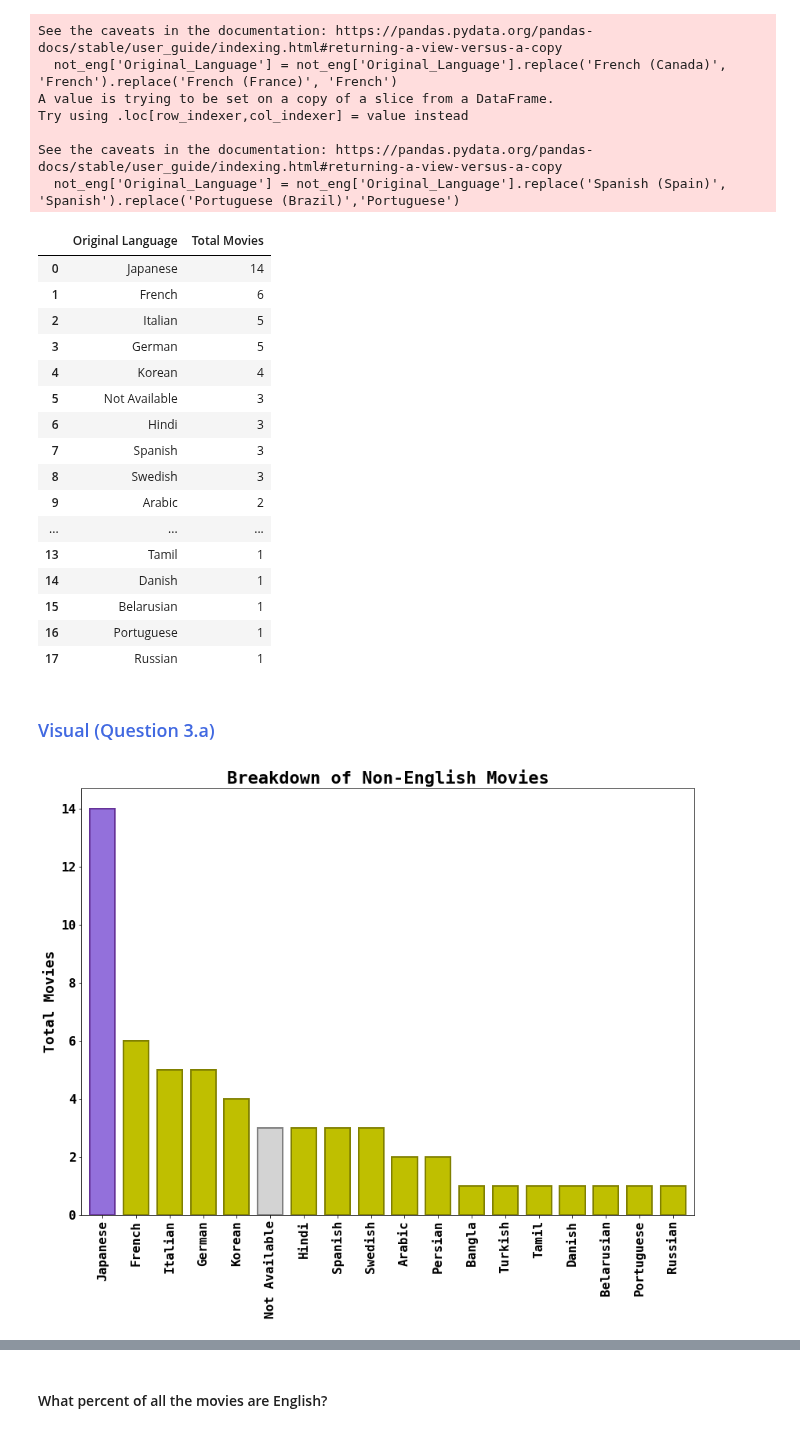
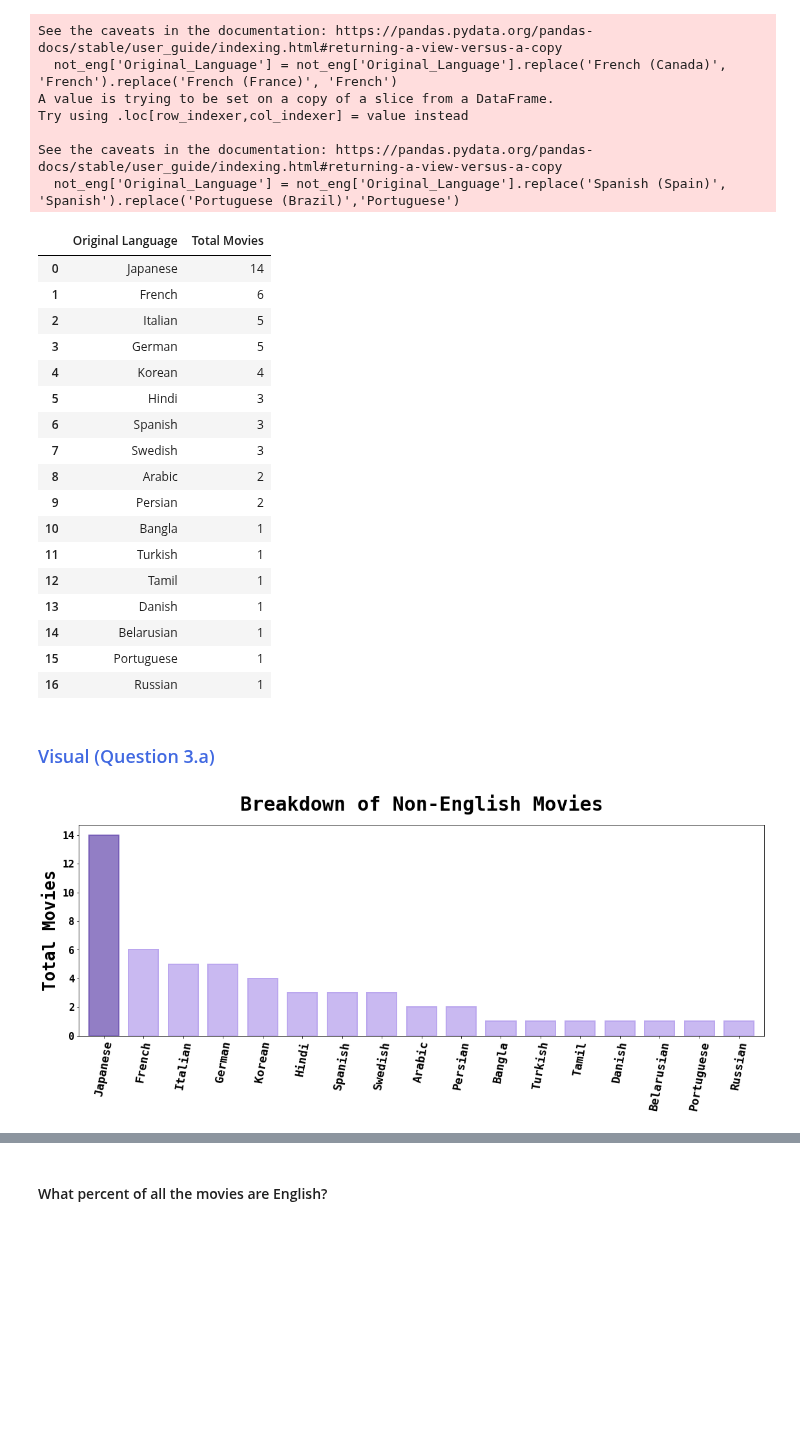
Before and after one commit to HannahSolima/Capstone, a Jupyter notebook: Notebooks/Analysis.ipynb, the cells around one changed output, grey strips where cells are left out. Cells and saved outputs as stored; diff of their text form; code cells hidden in the pictures; blank space fills up the shorter version.

```diff
--- a/Notebooks/Analysis.ipynb
+++ b/Notebooks/Analysis.ipynb
@@ -389,7 +394,9 @@ plt.legend(["Rotten Tomatoes", "IMDb"], ncol=1, loc="upper left", bbox_to_anchor
 # %% [markdown]
 #### How many of the movies' original language was not English?
 # %%
-not_eng = all_df.loc[(all_df['Original_Language'] != 'English') & (all_df['Original_Language'] != "English (United Kingdom)")]
+not_eng = all_df.loc[(all_df['Original_Language'] != 'English')
+                     & (all_df['Original_Language'] != "English (United Kingdom)")
+                     & (all_df['Original_Language'] != "Not Available")]
 
 #combining the same languages
 not_eng['Original_Language'] = not_eng['Original_Language'].replace('French (Canada)', 'French').replace('French (France)', 'French')
@@ -419,38 +426,49 @@ language
 | 2 | Italian | 5 |
 | 3 | German | 5 |
 | 4 | Korean | 4 |
-| 5 | Not Available | 3 |
-| 6 | Hindi | 3 |
-| 7 | Spanish | 3 |
-| 8 | Swedish | 3 |
-| 9 | Arabic | 2 |
-| ... | ... | ... |
-| 13 | Tamil | 1 |
-| 14 | Danish | 1 |
-| 15 | Belarusian | 1 |
-| 16 | Portuguese | 1 |
-| 17 | Russian | 1 |
+| 5 | Hindi | 3 |
+| 6 | Spanish | 3 |
+| 7 | Swedish | 3 |
+| 8 | Arabic | 2 |
+| 9 | Persian | 2 |
+| 10 | Bangla | 1 |
+| 11 | Turkish | 1 |
+| 12 | Tamil | 1 |
+| 13 | Danish | 1 |
+| 14 | Belarusian | 1 |
+| 15 | Portuguese | 1 |
+| 16 | Russian | 1 |
 # %% [markdown]
 ### <font color='royalblue'> Visual (Question 3.a) </font>
 # %%
 # set the font globally
 plt.rcParams.update({'font.family':'monospace'})
+
+# Define plot size
+plt.rcParams['figure.figsize'] = [19, 6]
 
 #bold
 plt.rcParams["font.weight"] = "bold"
 plt.rcParams["axes.labelweight"] = "bold"
 
 #bar chart
 ax = language.plot(x='Original Language', y='Total Movies', kind = 'bar',
-    color = ['mediumpurple','y','y','y','y','lightgray','y','y','y','y','y','y','y','y','y','y','y','y','y','y'],
-    edgecolor = ['rebeccapurple','olive','olive','olive','olive','gray','olive','olive','olive','olive','olive','olive','olive','olive','olive','olive','olive','olive','olive','olive'],
+    color = ['#927EC5','#C9B9F1','#C9B9F1','#C9B9F1','#C9B9F1','#C9B9F1',
+             '#C9B9F1','#C9B9F1','#C9B9F1','#C9B9F1','#C9B9F1','#C9B9F1',
+             '#C9B9F1','#C9B9F1','#C9B9F1','#C9B9F1','#C9B9F1','#C9B9F1','#C9B9F1'],
+    edgecolor = ['#775EB7','#BBA7EE','#BBA7EE','#BBA7EE','#BBA7EE','#BBA7EE',
+                 '#BBA7EE','#BBA7EE','#BBA7EE','#BBA7EE','#BBA7EE','#BBA7EE',
+                 '#BBA7EE','#BBA7EE','#BBA7EE','#BBA7EE','#BBA7EE','#BBA7EE','#BBA7EE'],
     linewidth = 2, legend = False, fontsize = 16, width = .75)
 
 #removing x label and adding y label
 plt.xlabel('')
-plt.ylabel('Total Movies', size = '18')
+plt.ylabel('Total Movies', weight = 'semibold', size = '26')
+
+# Set the x labels
+ax.set_xticklabels(language['Original Language'], weight = 'semibold', size = '18', rotation = 80)
 
 #title
-plt.title("Breakdown of Non-English Movies", weight = 'bold', size = 22);
+plt.title("Breakdown of Non-English Movies", weight = 'bold', size = 30, y=1.05);
 # %% [output]
-[figure, old version]
+[figure, new version]
```
Also changed, not shown: parts of 26 cells of this notebook, 1 other file.
